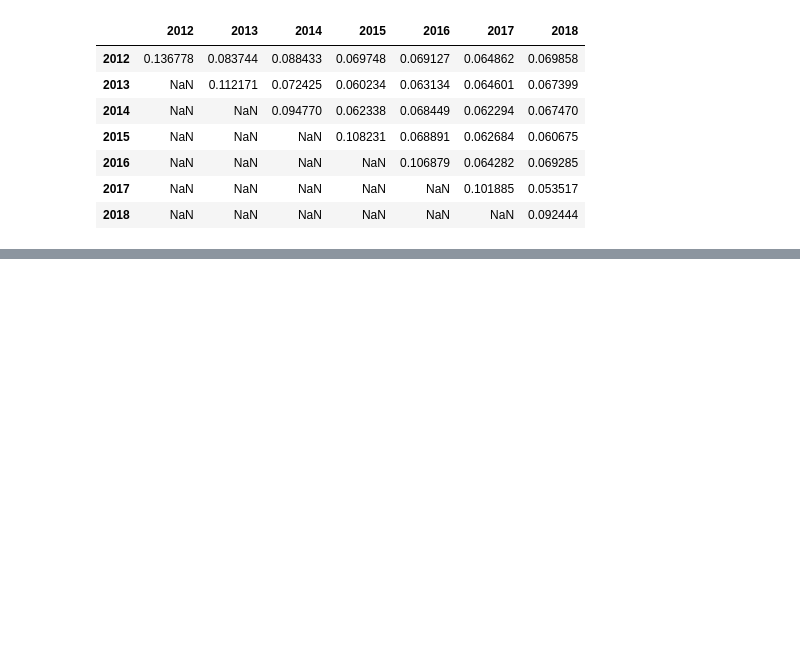
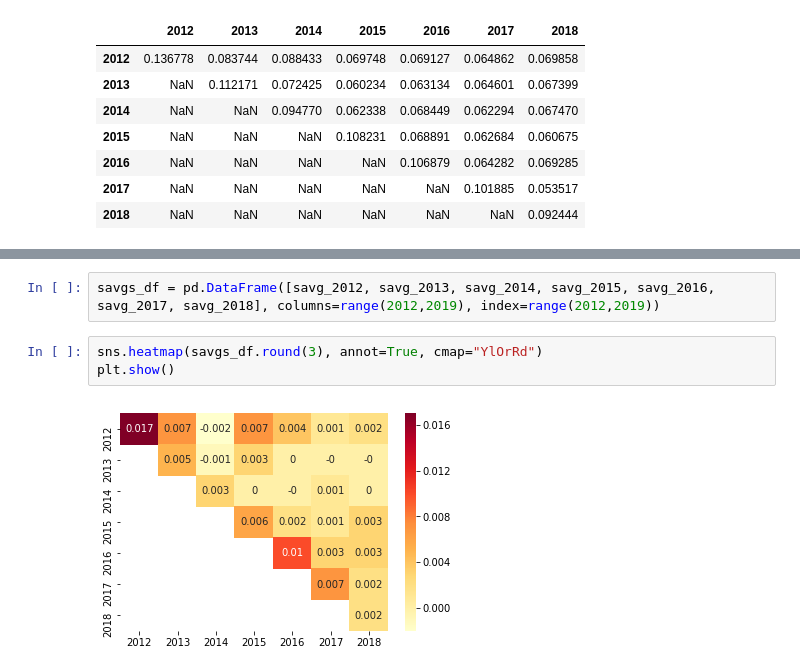
Before and after one commit to ramirezfranco/TMProject, a Jupyter notebook: amlo_over_time.ipynb, the cells around one changed output, grey strips where cells are left out. Cells and saved outputs as stored; diff of their text form; blank space fills up the shorter version.

```diff
--- a/amlo_over_time.ipynb
+++ b/amlo_over_time.ipynb
@@ -434,0 +568,7 @@ plt.show()
+# %%
+savgs_df = pd.DataFrame([savg_2012, savg_2013, savg_2014, savg_2015, savg_2016, savg_2017, savg_2018], columns=range(2012,2019), index=range(2012,2019))
+# %%
+sns.heatmap(savgs_df.round(3), annot=True, cmap="YlOrRd")
+plt.show()
+# %% [output]
+[figure, added]
```
Also changed, not shown: parts of 14 cells of this notebook, 7 other files.
